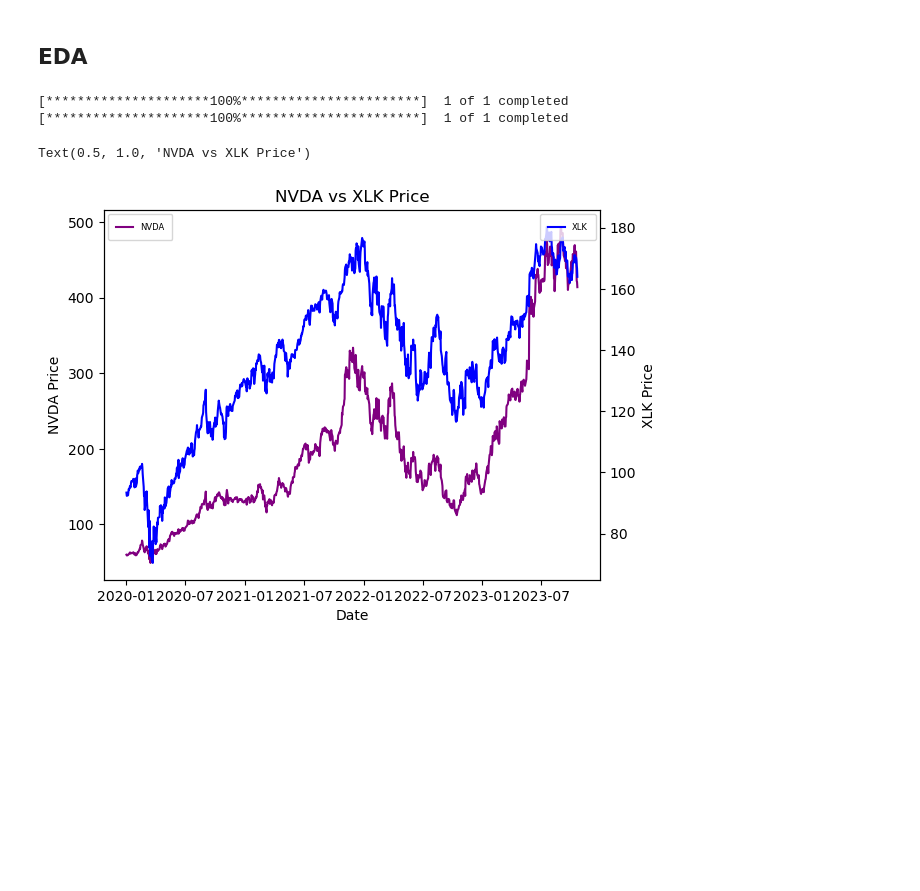
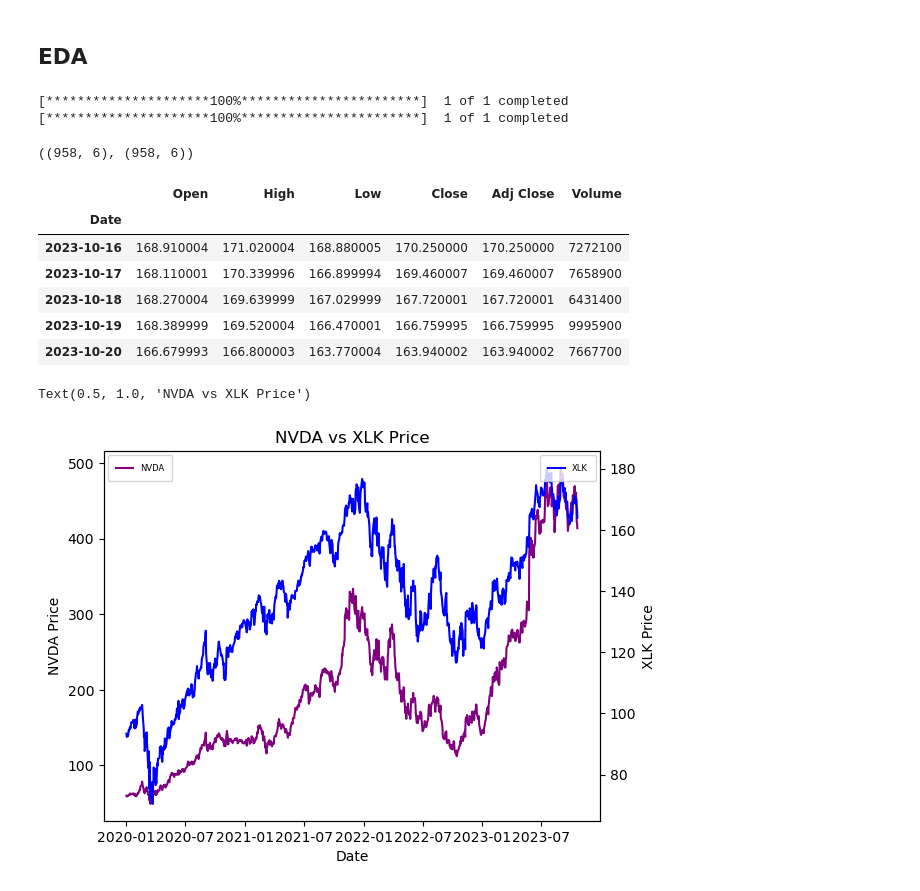
Before and after one commit to raageth/stock-price-prediction, a Jupyter notebook: Impl_1.ipynb, the cells around one changed output. Cells and saved outputs as stored; diff of their text form; code cells hidden in the pictures; blank space fills up the shorter version.

```diff
--- a/Impl_1.ipynb
+++ b/Impl_1.ipynb
@@ -14,9 +14,24 @@ import yfinance as yf
 # Fetch data from Yahoo Finance
 df = yf.download(tickers='NVDA', start='2020-01-01')
 df_xlk = yf.download(tickers='XLK', start='2020-01-01')
+
+# Check if data has same shape
+df.shape, df_xlk.shape
 # %% [output]
 [*********************100%***********************]  1 of 1 completed
 [*********************100%***********************]  1 of 1 completed
+((958, 6), (958, 6))
+# %%
+#df.head()
+df_xlk.tail()
+# %% [output]
+|  | Open | High | Low | Close | Adj Close | Volume |
+| Date |  |  |  |  |  |  |
+| 2023-10-16 | 168.910004 | 171.020004 | 168.880005 | 170.250000 | 170.250000 | 7272100 |
+| 2023-10-17 | 168.110001 | 170.339996 | 166.899994 | 169.460007 | 169.460007 | 7658900 |
+| 2023-10-18 | 168.270004 | 169.639999 | 167.029999 | 167.720001 | 167.720001 | 6431400 |
+| 2023-10-19 | 168.389999 | 169.520004 | 166.470001 | 166.759995 | 166.759995 | 9995900 |
+| 2023-10-20 | 166.679993 | 166.800003 | 163.770004 | 163.940002 | 163.940002 | 7667700 |
 # %%
 # Finding correlation between NVDA and XLK ETF
 fig, ax = plt.subplots()
```
Also changed, not shown: parts of 24 cells of this notebook.
